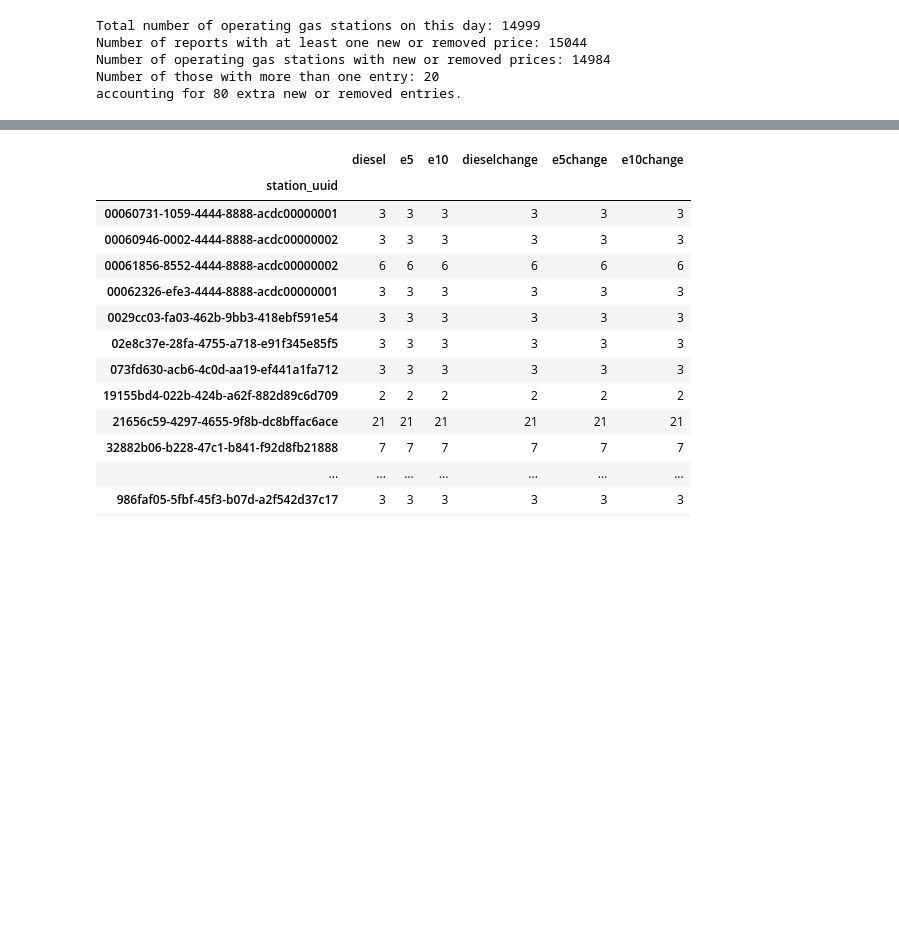
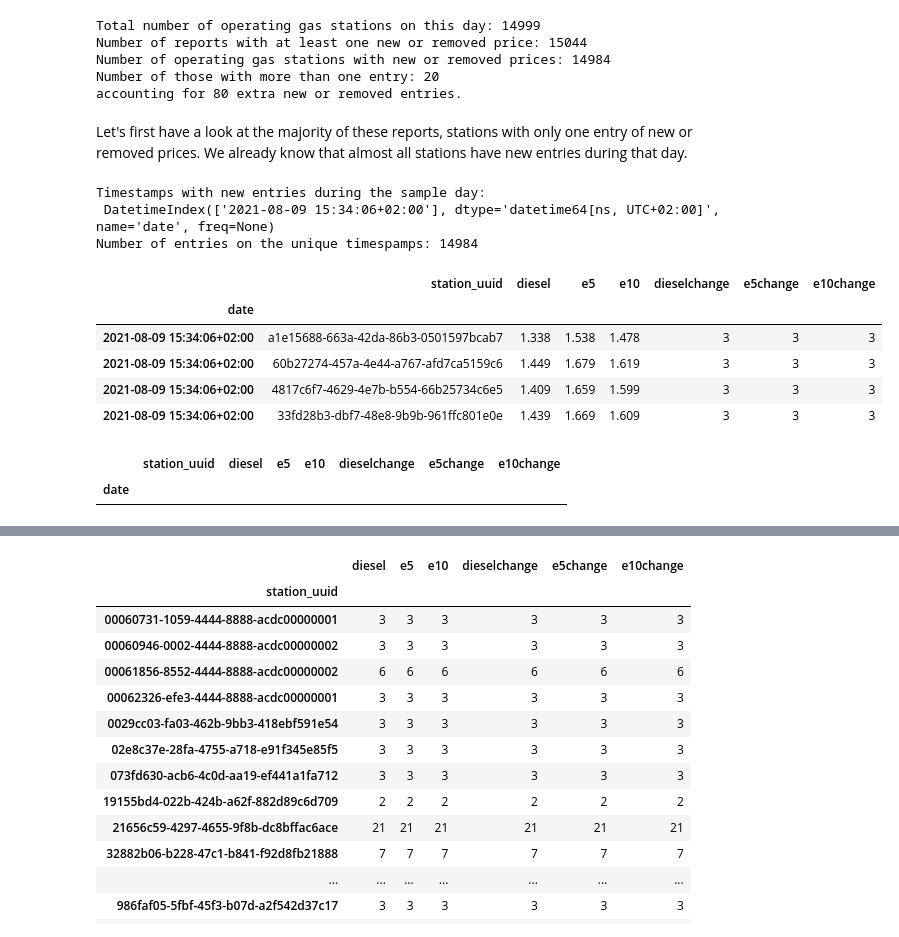
Before and after one commit to petrol-price-predictor/jurassic-juice-juggler, a Jupyter notebook: eda_prices.ipynb, the cells around one changed output, grey strips where cells are left out. Cells and saved outputs as stored; diff of their text form; code cells hidden in the pictures; blank space fills up the shorter version.

```diff
--- a/eda_prices.ipynb
+++ b/eda_prices.ipynb
@@ -75,12 +78,12 @@ The last point is a potential source of corrupted data, which is why we investig
 ### Price withdrawals and new prices
 # %%
 # Transforming the 'date' column into datetime and setting it as index
-if 'date' in prices_sample.columns:
-    prices_sample = prices_sample.assign(
-        date = pd.to_datetime(prices_sample.date)
-        ).set_index('date')
+prices_sample = process.set_datetime_index(prices_sample)
 
+# Since we have very irregular timestamps and duplicate timestamp indices, a series of unique timestamps will also be handy
+timestamps = process.get_unique_timestamps(prices_sample)
 
+# Filter for all reports with 'new' or 'removed' prices
 remove_new = prices_sample.query('dieselchange in [2,3] or e5change in [2,3] or e10change in [2,3]')
 
 display(remove_new.head(5))
@@ -137,3 +140,31 @@ Number of reports with at least one new or removed price: 15044
 Number of operating gas stations with new or removed prices: 14984
 Number of those with more than one entry: 20
 accounting for 80 extra new or removed entries.
+# %% [markdown]
+Let's first have a look at the majority of these reports, stations with only one entry of new or removed prices. We already know that almost all stations have new entries during that day.
+# %%
+# All stations which have only 1 entry with new or removed prices, a list of their timestamps and the slice of the original price table at these particular timestamps
+rn = remove_new[~remove_new.station_uuid.duplicated(False) == True]
+rn_timestamps = rn.index.unique()
+rn_df = prices_sample.loc[rn_timestamps]
+
+
+# Oddly, these all happen at the exact same moment
+print(f'Timestamps with new entries during the sample day:\n {rn_timestamps}')
+print(f'Number of entries on the unique timespamps: {len(rn_df)}')
+display(pd.concat([rn.head(2),rn.tail(2)]))
+
+# And just to doublecheck, lets look if any of the entries on these particular timestamps are 'regular', i.e. have 1 or 0 entries
+display(rn_df.query('~(dieselchange in [2,3] or e5change in [2,3] or e10change in [2,3])'))
+# %% [output]
+Timestamps with new entries during the sample day:
+ DatetimeIndex(['2021-08-09 15:34:06+02:00'], dtype='datetime64[ns, UTC+02:00]', name='date', freq=None)
+Number of entries on the unique timespamps: 14984
+|  | station_uuid | diesel | e5 | e10 | dieselchange | e5change | e10change |
+| date |  |  |  |  |  |  |  |
+| 2021-08-09 15:34:06+02:00 | a1e15688-663a-42da-86b3-0501597bcab7 | 1.338 | 1.538 | 1.478 | 3 | 3 | 3 |
+| 2021-08-09 15:34:06+02:00 | 60b27274-457a-4e44-a767-afd7ca5159c6 | 1.449 | 1.679 | 1.619 | 3 | 3 | 3 |
+| 2021-08-09 15:34:06+02:00 | 4817c6f7-4629-4e7b-b554-66b25734c6e5 | 1.409 | 1.659 | 1.599 | 3 | 3 | 3 |
+| 2021-08-09 15:34:06+02:00 | 33fd28b3-dbf7-48e8-9b9b-961ffc801e0e | 1.439 | 1.669 | 1.609 | 3 | 3 | 3 |
+|  | station_uuid | diesel | e5 | e10 | dieselchange | e5change | e10change |
+| date |  |  |  |  |  |  |  |
```
Also changed, not shown: parts of 6 cells of this notebook, 2 other files.
